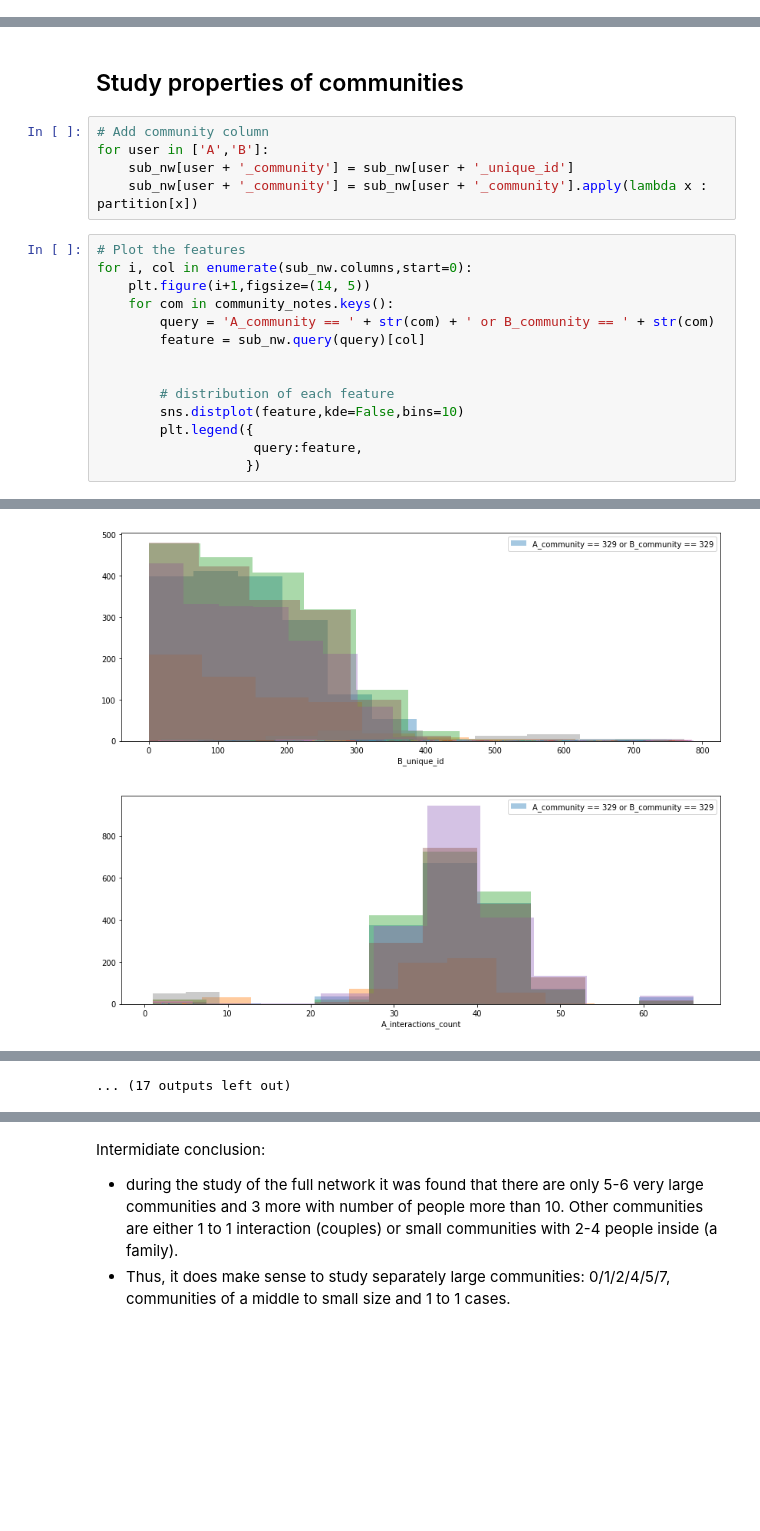
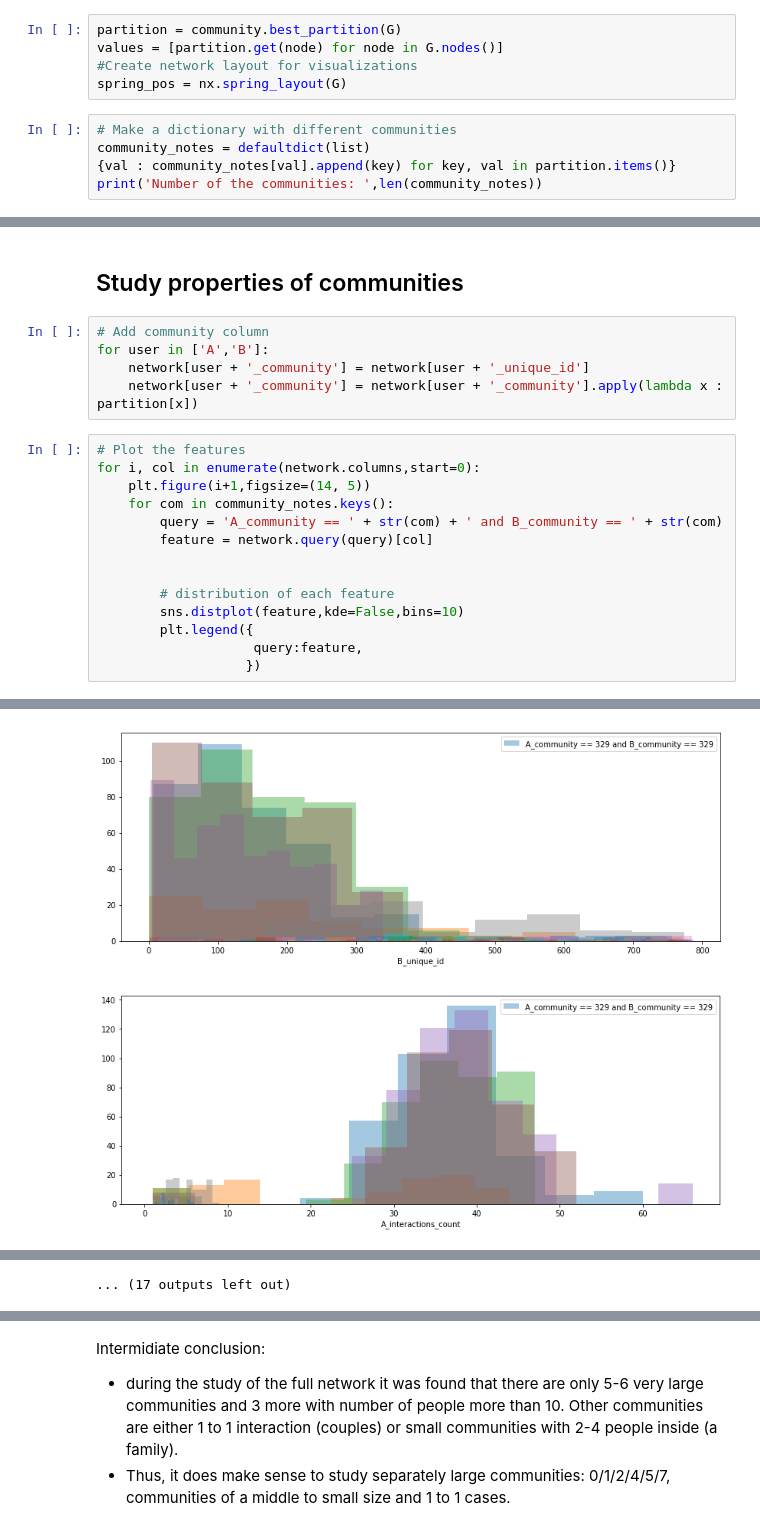
Before and after one commit to ShevchenkoRostyslav/Influencers-in-Social-Networks, a Jupyter notebook: GraphsNetworkAnalysis.ipynb, the cells around one changed output, grey strips where cells are left out. Cells and saved outputs as stored; diff of their text form; blank space fills up the shorter version.

```diff
--- a/GraphsNetworkAnalysis.ipynb
+++ b/GraphsNetworkAnalysis.ipynb
@@ -324,0 +339,10 @@ also, many more exist:
+# %%
+partition = community.best_partition(G)
+values = [partition.get(node) for node in G.nodes()]
+#Create network layout for visualizations
+spring_pos = nx.spring_layout(G)
+# %%
+# Make a dictionary with different communities
+community_notes = defaultdict(list)
+{val : community_notes[val].append(key) for key, val in partition.items()}
+print('Number of the communities: ',len(community_notes))
@@ -327,15 +362,15 @@ also, many more exist:
 # %%
 # Add community column
 for user in ['A','B']:
-    sub_nw[user + '_community'] = sub_nw[user + '_unique_id']
-    sub_nw[user + '_community'] = sub_nw[user + '_community'].apply(lambda x : partition[x])
+    network[user + '_community'] = network[user + '_unique_id']
+    network[user + '_community'] = network[user + '_community'].apply(lambda x : partition[x])
 # %%
 # Plot the features
-for i, col in enumerate(sub_nw.columns,start=0):
+for i, col in enumerate(network.columns,start=0):
     plt.figure(i+1,figsize=(14, 5))
     for com in community_notes.keys():
-        query = 'A_community == ' + str(com) + ' or B_community == ' + str(com)
-        feature = sub_nw.query(query)[col]
+        query = 'A_community == ' + str(com) + ' and B_community == ' + str(com)
+        feature = network.query(query)[col]
 
 
         # distribution of each feature
@@ -348,2 +383,2 @@ for i, col in enumerate(sub_nw.columns,start=0):
-[figure, old version]
+[figure, new version]
-[figure, old version]
+[figure, new version]
```
Also changed, not shown: parts of 35 cells of this notebook, 1 other file.
